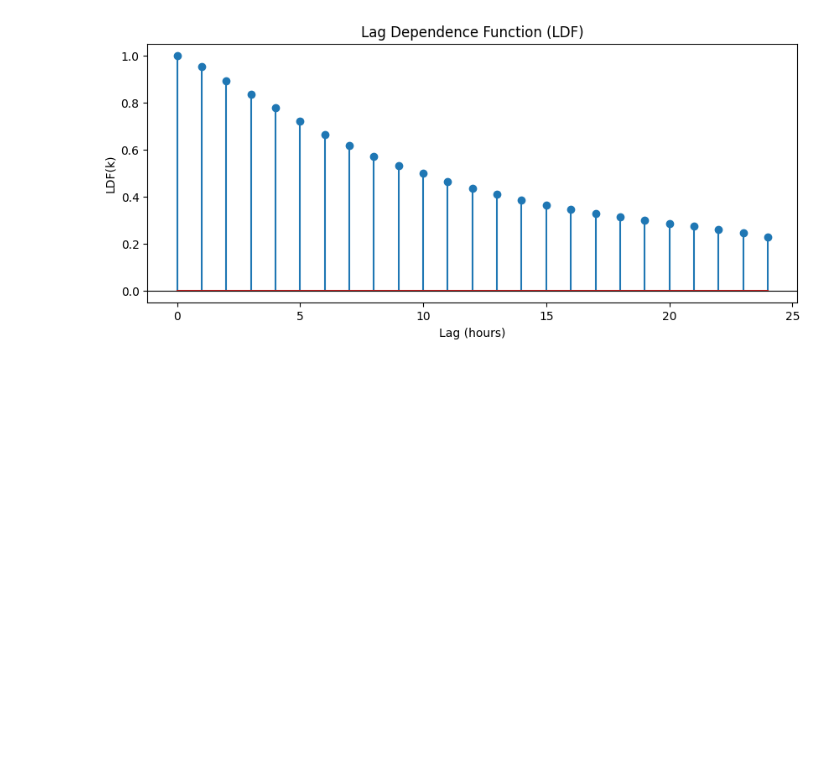
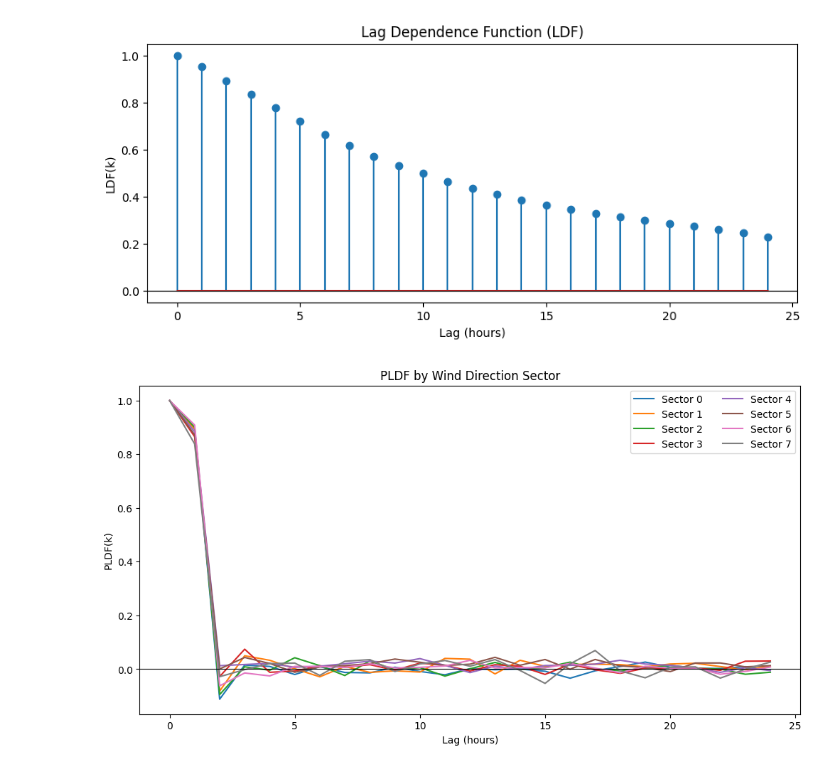
Before and after one commit to chrjx/AdvTSA, a Jupyter notebook: assignment4/tamas_preliminary/baseline_start.ipynb, the cells around one changed output. Drawn from its saved outputs; the diff is of its cells as text; code cells hidden in the pictures; blank space fills up the shorter version.

```diff
--- a/assignment4/tamas_preliminary/baseline_start.ipynb
+++ b/assignment4/tamas_preliminary/baseline_start.ipynb
@@ -416,3 +458,35 @@ plt.ylabel("LDF(k)")
 plt.show()
 # %% [output]
 [figure]
+# %%
+def wind_sector(wd, n_sectors=8):
+    return (wd // (360 / n_sectors)).astype(int)
+
+X["wd_sector"] = wind_sector(X["Wd1"], n_sectors=8)
+
+sector_results = {}
+
+for s in sorted(X["wd_sector"].dropna().unique()):
+    subset = X[X["wd_sector"] == s]["p"].dropna().values
+
+    if len(subset) < 500:
+        continue
+
+    ldf_s = LDF(subset, max_lag=24)
+    pldf_s = PLDF(subset, max_lag=24)
+
+    sector_results[s] = {"LDF": ldf_s, "PLDF": pldf_s}
+
+plt.figure(figsize=(12, 6))
+
+for s, res in sector_results.items():
+    plt.plot(res["PLDF"], label=f"Sector {s}")
+
+plt.axhline(0, color="black", linewidth=0.8)
+plt.title("PLDF by Wind Direction Sector")
+plt.xlabel("Lag (hours)")
+plt.ylabel("PLDF(k)")
+plt.legend(ncol=2)
+plt.show()
+# %% [output]
+[figure, added]
```
Also changed, not shown: parts of 4 cells of this notebook.
